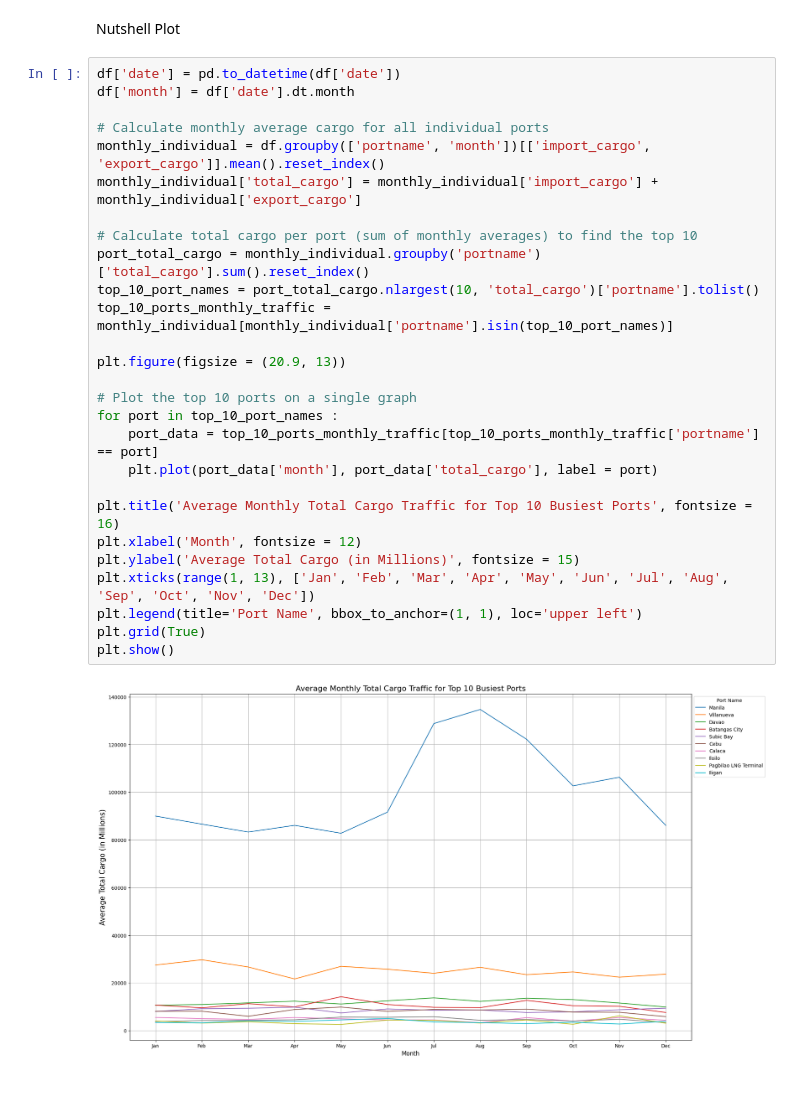
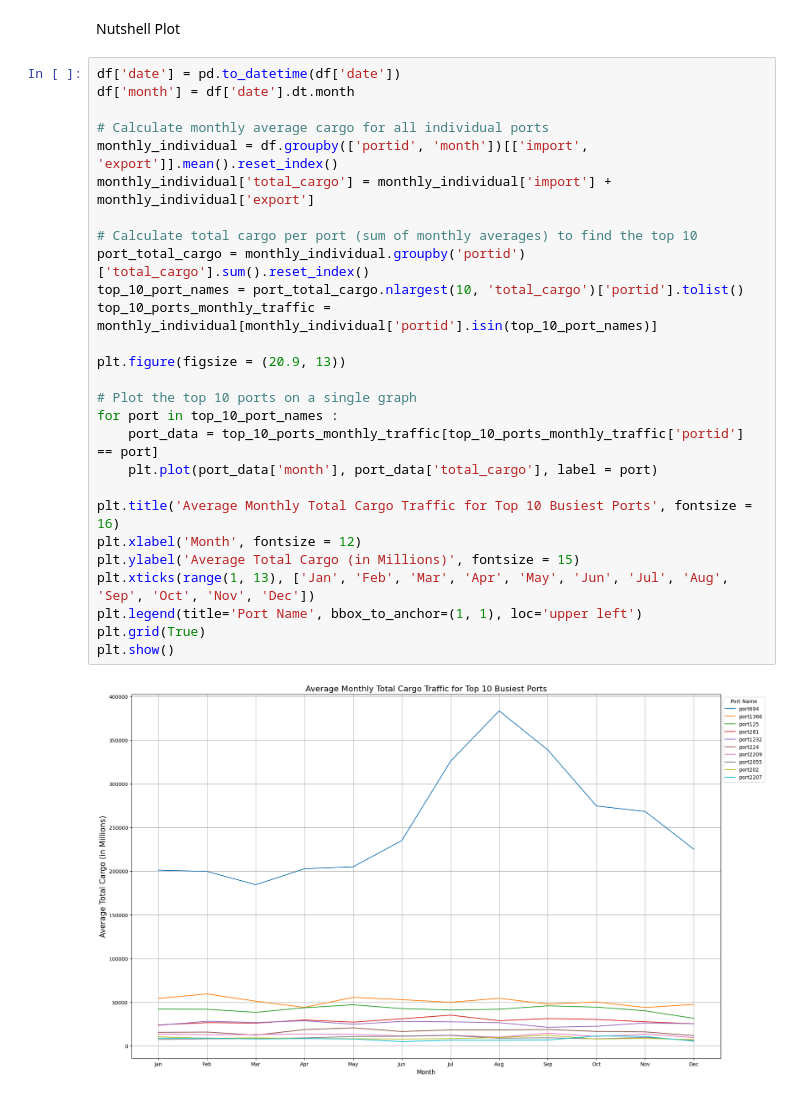
Before and after one commit to cs132-group-5/cs-132-project, a Jupyter notebook: eda.ipynb, the cells around one changed output. Saved outputs shown, nothing was run; the diff lists cells and outputs as text.

```diff
--- a/eda.ipynb
+++ b/eda.ipynb
@@ -59,29 +88,29 @@ Nutshell Plot
 # %%
 df['date'] = pd.to_datetime(df['date'])
 df['month'] = df['date'].dt.month
 
 # Calculate monthly average cargo for all individual ports
-monthly_individual = df.groupby(['portname', 'month'])[['import_cargo', 'export_cargo']].mean().reset_index()
-monthly_individual['total_cargo'] = monthly_individual['import_cargo'] + monthly_individual['export_cargo']
+monthly_individual = df.groupby(['portid', 'month'])[['import', 'export']].mean().reset_index()
+monthly_individual['total_cargo'] = monthly_individual['import'] + monthly_individual['export']
 
 # Calculate total cargo per port (sum of monthly averages) to find the top 10
-port_total_cargo = monthly_individual.groupby('portname')['total_cargo'].sum().reset_index()
-top_10_port_names = port_total_cargo.nlargest(10, 'total_cargo')['portname'].tolist()
-top_10_ports_monthly_traffic = monthly_individual[monthly_individual['portname'].isin(top_10_port_names)]
+port_total_cargo = monthly_individual.groupby('portid')['total_cargo'].sum().reset_index()
+top_10_port_names = port_total_cargo.nlargest(10, 'total_cargo')['portid'].tolist()
+top_10_ports_monthly_traffic = monthly_individual[monthly_individual['portid'].isin(top_10_port_names)]
 
 plt.figure(figsize = (20.9, 13))
 
 # Plot the top 10 ports on a single graph
 for port in top_10_port_names :
-    port_data = top_10_ports_monthly_traffic[top_10_ports_monthly_traffic['portname'] == port]
+    port_data = top_10_ports_monthly_traffic[top_10_ports_monthly_traffic['portid'] == port]
     plt.plot(port_data['month'], port_data['total_cargo'], label = port)
 
 plt.title('Average Monthly Total Cargo Traffic for Top 10 Busiest Ports', fontsize = 16)
 plt.xlabel('Month', fontsize = 12)
 plt.ylabel('Average Total Cargo (in Millions)', fontsize = 15)
 plt.xticks(range(1, 13), ['Jan', 'Feb', 'Mar', 'Apr', 'May', 'Jun', 'Jul', 'Aug', 'Sep', 'Oct', 'Nov', 'Dec'])
 plt.legend(title='Port Name', bbox_to_anchor=(1, 1), loc='upper left')
 plt.grid(True)
 plt.show()
 # %% [output]
-[figure, old version]
+[figure, new version]
```
Also changed, not shown: parts of 7 cells of this notebook.
